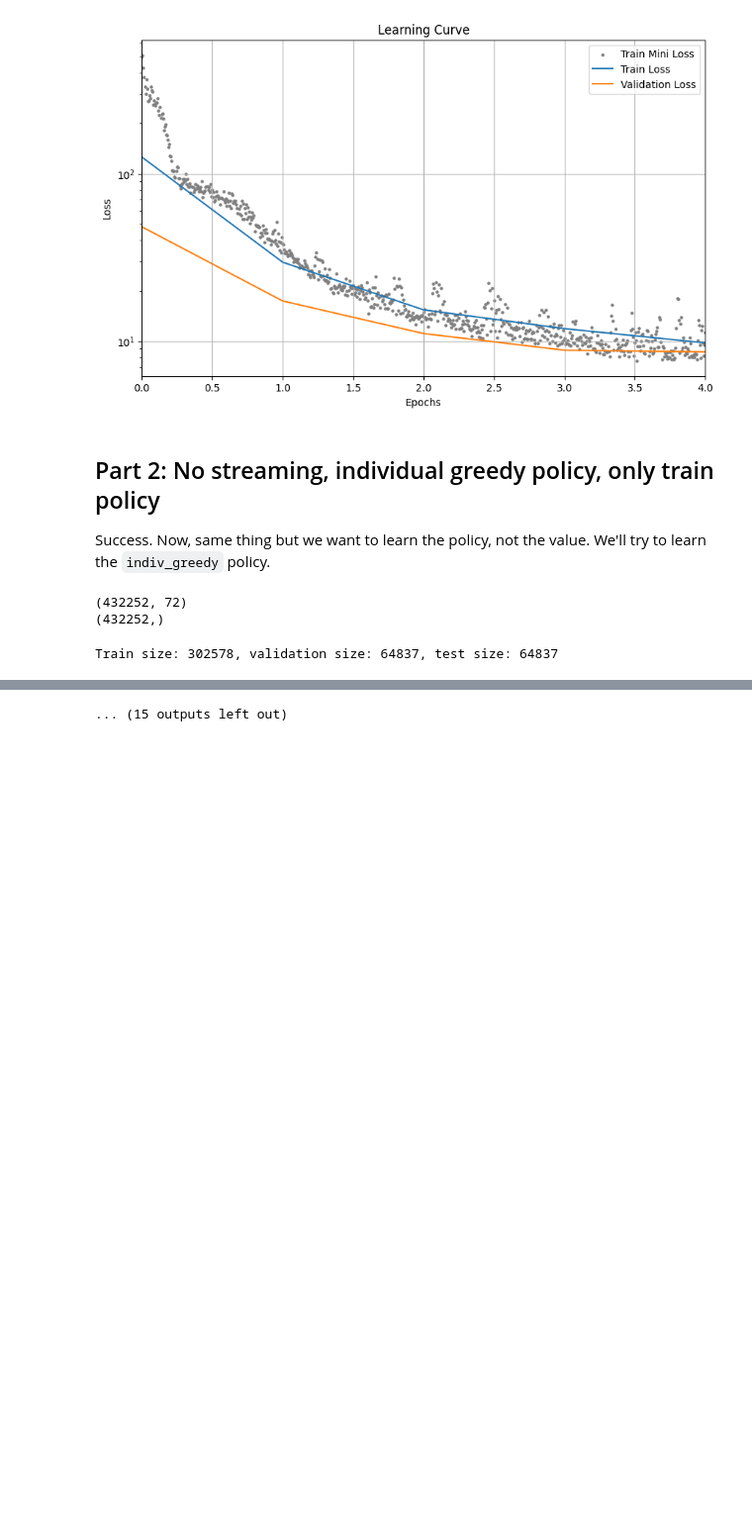
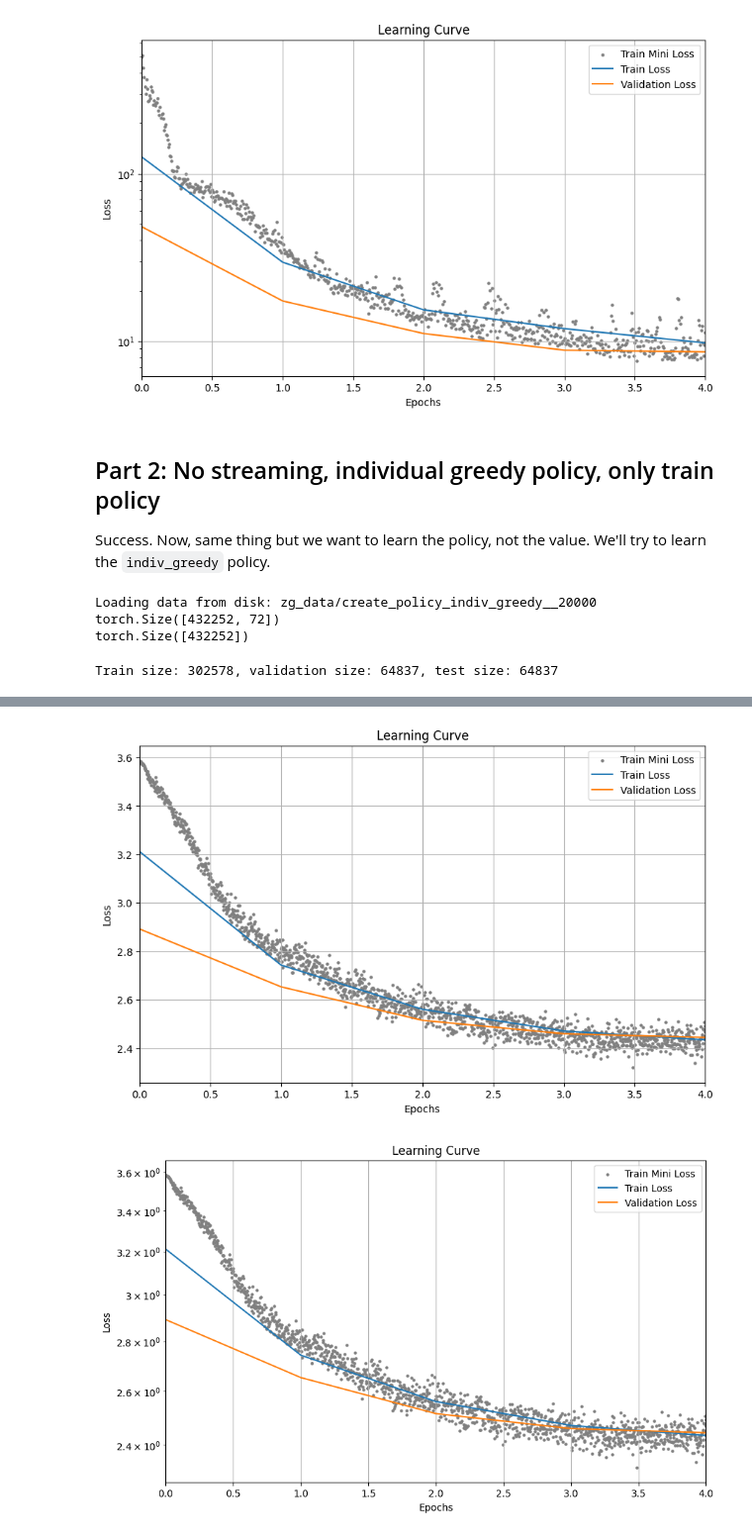
Before and after one commit to cwlin4916/nsai-for-infrastructure, a Jupyter notebook: src/nsai_experiments/zoning_game/zg_direct_supervised.ipynb, the cells around one changed output, grey strips where cells are left out. Shown at 99% size. Cells and saved outputs as stored; diff of their text form; code cells hidden in the pictures; blank space fills up the shorter version.

Commit message:
Save generated datasets to disk to reuse

```diff
--- a/src/nsai_experiments/zoning_game/zg_direct_supervised.ipynb
+++ b/src/nsai_experiments/zoning_game/zg_direct_supervised.ipynb
@@ -57,5 +26,12 @@ values_tensor = torch.tensor(values, dtype=torch.float32)
 # %%
+shuffle_before_split = True
+valid_frac = 0.15
+test_frac = 0.15
+
 torch.manual_seed(47)
+# Not using moves data yet
+states_tensor, values_tensor, _ = get_zg_data(create_policy_random)
+
 full_dataset = TensorDataset(states_tensor, values_tensor)
 if shuffle_before_split:
     indices = torch.randperm(len(full_dataset))
@@ -253,17 +230,15 @@ Epoch 5/5, Train Loss: 9.7566, Val Loss: 8.6315, Max Abs Diff: 15.9126, Min Abs
 ## Part 2: No streaming, individual greedy policy, only train policy
 
 Success. Now, same thing but we want to learn the policy, not the value. We'll try to learn the `indiv_greedy` policy.
-# %%
-states, _, moves = generate_zg_data(create_policy_indiv_greedy, n_games = 20_000)
-
-print(states.shape)
-print(moves.shape)
-
-states_tensor = torch.tensor(states, dtype=torch.long)
-moves_tensor = torch.tensor(moves, dtype=torch.float32)
-# %% [output]
-(432252, 72)
-(432252,)
+# %%
+states_tensor, _, moves_tensor = get_zg_data(create_policy_indiv_greedy, n_games = 20_000)
+
+print(states_tensor.shape)
+print(moves_tensor.shape)
+# %% [output]
+Loading data from disk: zg_data/create_policy_indiv_greedy__20000
+torch.Size([432252, 72])
+torch.Size([432252])
 # %%
 torch.manual_seed(47)
 full_dataset_2 = TensorDataset(states_tensor, moves_tensor)
@@ -375,7 +350,7 @@ def train_step_two_policy_network(model, train_dataset, valid_dataset, epochs=10
     return model, train_mini_losses, train_losses, valid_losses
 # %%
 model = StepTwoPolicyNetwork()
-model, train_mini_losses, train_losses, valid_losses = train_step_two_policy_network(model, train_dataset_2, valid_dataset_2, epochs = 25)
+model, train_mini_losses, train_losses, valid_losses = train_step_two_policy_network(model, train_dataset_2, valid_dataset_2, epochs = 5)
 
 plot_learning_curve(train_mini_losses, train_losses, valid_losses)
 plot_learning_curve(train_mini_losses, train_losses, valid_losses, log_scale = True)
@@ -395 +363,2 @@ Epoch 12/25, Train Loss: 2.2361, Val Loss: 2.2175,
-... (15 outputs left out)
+[figure, added]
+[figure, added]
```
Also changed, not shown: parts of 5 cells of this notebook, 2 other files.
